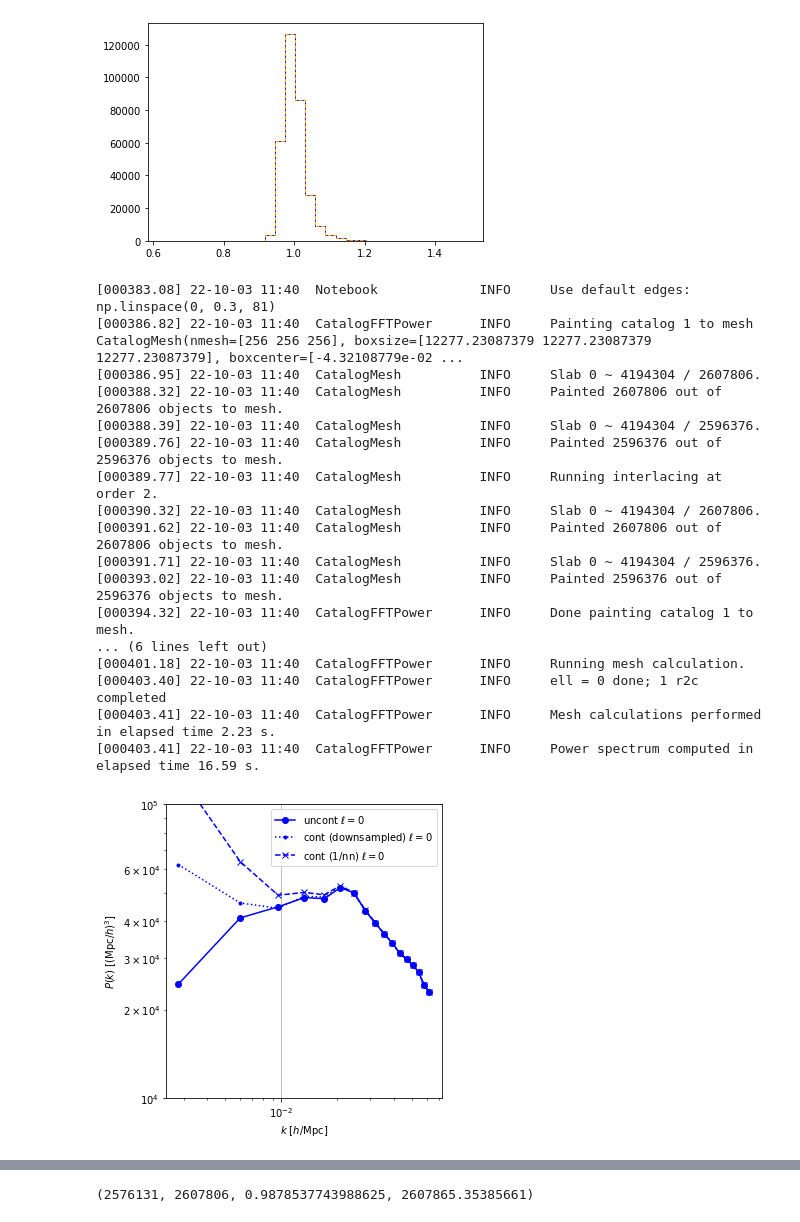
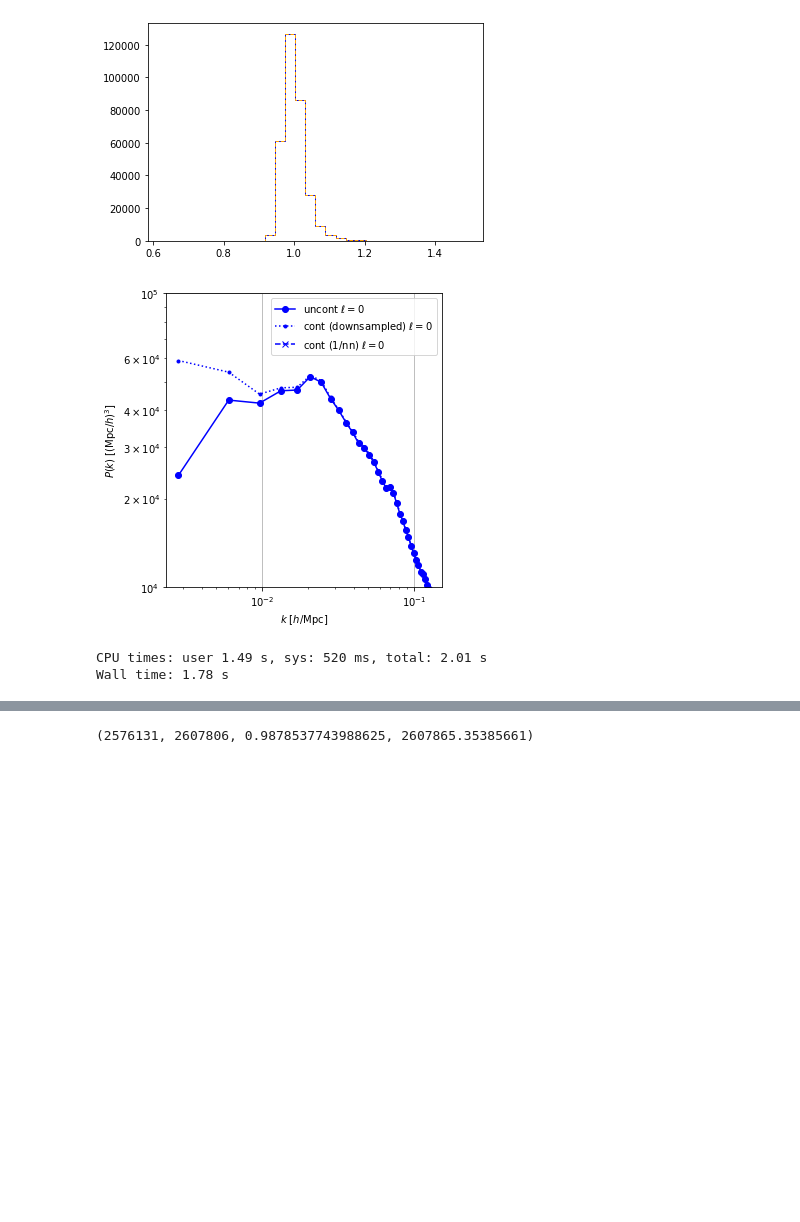
Before and after one commit to AlbertoRosado1/sysgen, a Jupyter notebook: contaminated_mocks.ipynb, the cells around one changed output, grey strips where cells are left out. Saved outputs shown, nothing was run; the diff lists cells and outputs as text; code cells hidden in the pictures; blank space fills up the shorter version.

```diff
--- a/contaminated_mocks.ipynb
+++ b/contaminated_mocks.ipynb
@@ -433,50 +519,35 @@ for region in regions:
     sel_in_randoms = mask[randoms_pix_number] & (randoms['Z'] <= z_max) & (randoms['Z'] >= z_min)
     sel_in_mock_uncont = mask[mock_uncont_pix_number] & (mock_uncont['Z'] <= z_max) & (mock_uncont['Z'] >= z_min)
     sel_in_mock_cont = mask[mock_cont_pix_number] & (mock_cont['Z'] <= z_max) & (mock_cont['Z'] >= z_min)
 
     ra, dec = mock_uncont[sel_in_mock_uncont]['RA'], mock_uncont[sel_in_mock_uncont]['DEC']
     hpix_for_nn = radec2hpix(nside, ra, dec)
-    nn = nn_normed[hpix_for_nn]
+    #nn = nn_normed[hpix_for_nn]
 
     #k, poles = compute_power(mock_uncont[sel_in_mock_uncont], randoms[sel_in_randoms], ells=(0), return_plot=True, nmesh=256)
     #k2, poles2 = compute_power(mock_cont[sel_in_mock_cont], randoms[sel_in_randoms], ells=(0), return_plot=True, nmesh=256)
-    k3, poles3 = compute_power(mock_uncont[sel_in_mock_uncont], randoms[sel_in_randoms], ells=(0), data_weights=nn, return_plot=True, nmesh=256)
+    #k3, poles3 = compute_power(mock_uncont[sel_in_mock_uncont], randoms[sel_in_randoms], ells=(0), data_weights=weight[hpix_for_nn], return_plot=True, nmesh=256)
 
     #plt.subplot(131+j)
     j += 1
     #print(321+j)
     color = ['b', 'r', 'g']
     for i, ell in enumerate([poles.ells[0]]):
         plt.plot(k, poles(ell=ell, complex=False), marker='o', color=color[i], ls='-', label='uncont $\ell = {:d}$'.format(ell))
         plt.plot(k, poles2(ell=ell, complex=False), marker='.', color=color[i], ls=':', label='cont (downsampled) $\ell = {:d}$'.format(ell))
         plt.plot(k, poles3(ell=ell, complex=False), marker='x', color=color[i], ls='--', label='cont (1/nn) $\ell = {:d}$'.format(ell))
     plt.legend(title=region, loc='upper right')
     plt.yscale('log')
     plt.xscale('log')
     plt.ylim(1e4, 1e5)
     plt.xlabel('$k$ [$h/\mathrm{Mpc}$]')
     plt.ylabel(r'$P(k)$ [$(\mathrm{Mpc}/h)^{3}$]')
     plt.grid(True)
 
 plt.tight_layout()
 #plt.savefig('Mock_LRG_power_test2.pdf')
 plt.show()
 # %% [output]
+[figure, new version]
-[000383.08] 22-10-03 11:40  Notebook             INFO     Use default edges: np.linspace(0, 0.3, 81)
-[000386.82] 22-10-03 11:40  CatalogFFTPower      INFO     Painting catalog 1 to mesh CatalogMesh(nmesh=[256 256 256], boxsize=[12277.23087379 12277.23087379 12277.23087379], boxcenter=[-4.32108779e-02 ...
-[000386.95] 22-10-03 11:40  CatalogMesh          INFO     Slab 0 ~ 4194304 / 2607806.
-[000388.32] 22-10-03 11:40  CatalogMesh          INFO     Painted 2607806 out of 2607806 objects to mesh.
-[000388.39] 22-10-03 11:40  CatalogMesh          INFO     Slab 0 ~ 4194304 / 2596376.
-[000389.76] 22-10-03 11:40  CatalogMesh          INFO     Painted 2596376 out of 2596376 objects to mesh.
-[000389.77] 22-10-03 11:40  CatalogMesh          INFO     Running interlacing at order 2.
-[000390.32] 22-10-03 11:40  CatalogMesh          INFO     Slab 0 ~ 4194304 / 2607806.
-[000391.62] 22-10-03 11:40  CatalogMesh          INFO     Painted 2607806 out of 2607806 objects to mesh.
-[000391.71] 22-10-03 11:40  CatalogMesh          INFO     Slab 0 ~ 4194304 / 2596376.
-[000393.02] 22-10-03 11:40  CatalogMesh          INFO     Painted 2596376 out of 2596376 objects to mesh.
-[000394.32] 22-10-03 11:40  CatalogFFTPower      INFO     Done painting catalog 1 to mesh.
-... (6 lines left out)
-[000401.18] 22-10-03 11:40  CatalogFFTPower      INFO     Running mesh calculation.
-[000403.40] 22-10-03 11:40  CatalogFFTPower      INFO     ell = 0 done; 1 r2c completed
-[000403.41] 22-10-03 11:40  CatalogFFTPower      INFO     Mesh calculations performed in elapsed time 2.23 s.
-[000403.41] 22-10-03 11:40  CatalogFFTPower      INFO     Power spectrum computed in elapsed time 16.59 s.
+CPU times: user 1.49 s, sys: 520 ms, total: 2.01 s
+Wall time: 1.78 s
-[figure, old version]
```
Also changed, not shown: parts of 13 cells of this notebook.
